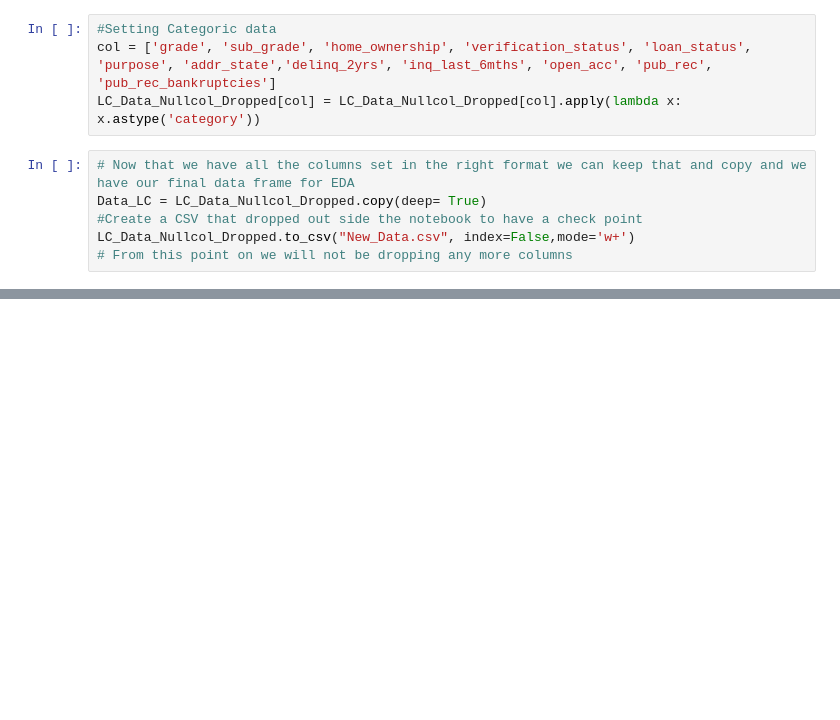
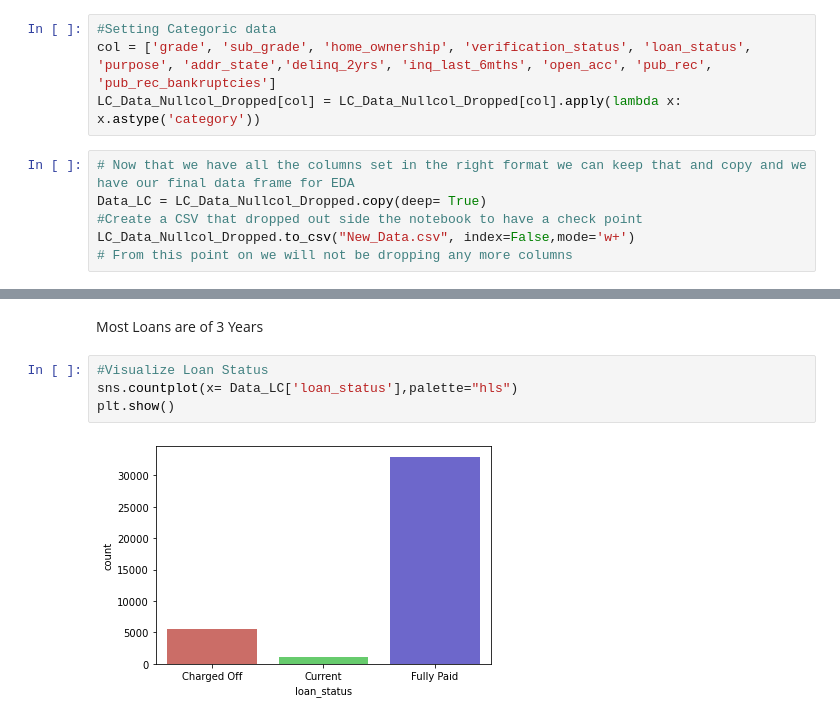
Before and after one commit to kushlulla/Lending_Club_Case_Study, a Jupyter notebook: Kush.ipynb, the cells around one changed output, grey strips where cells are left out. Saved outputs shown, nothing was run; the diff lists cells and outputs as text; blank space fills up the shorter version.

```diff
--- a/Kush.ipynb
+++ b/Kush.ipynb
@@ -304,0 +345,8 @@ LC_Data_Nullcol_Dropped.to_csv("New_Data.csv", index=False,mode='w+')
+# %% [markdown]
+Most Loans are of 3 Years
+# %%
+#Visualize Loan Status
+sns.countplot(x= Data_LC['loan_status'],palette="hls")
+plt.show()
+# %% [output]
+[figure, added]
```
Also changed, not shown: parts of 26 cells of this notebook, 1 other file.
